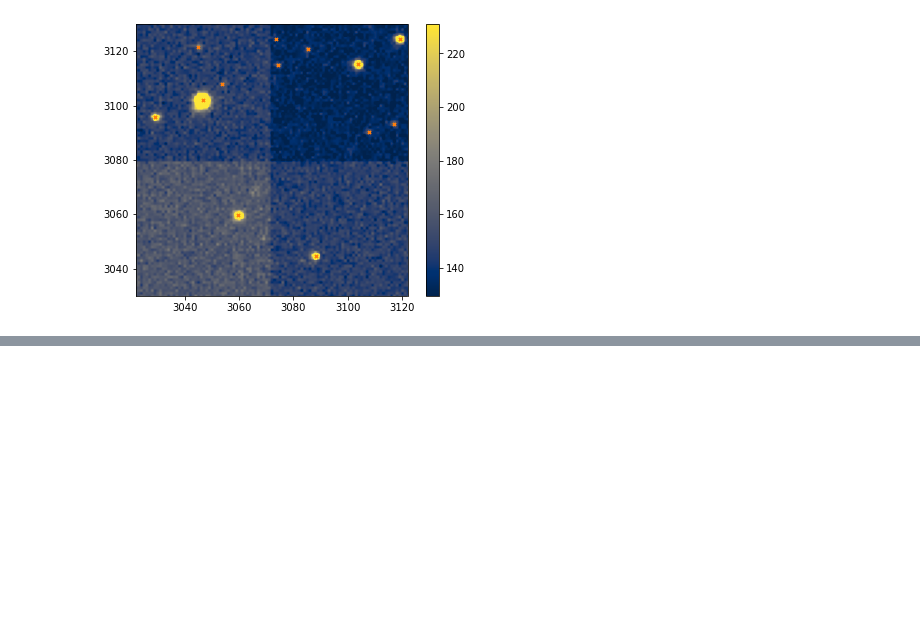
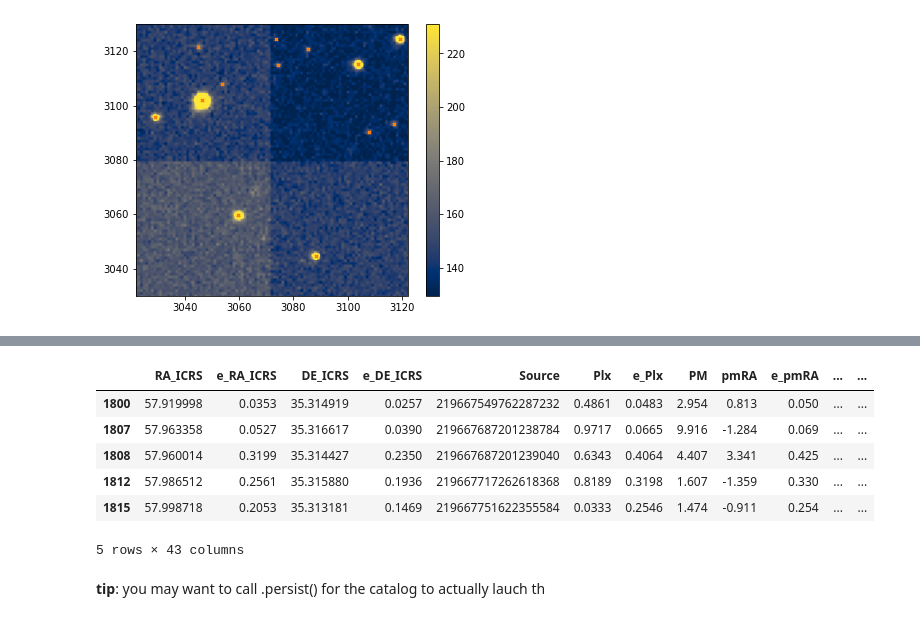
Before and after one commit to MickaelRigault/ztfimg, a Jupyter notebook: docs/notebooks/catalogs.ipynb, the cells around one changed output, grey strips where cells are left out. Cells and saved outputs as stored; diff of their text form; code cells hidden in the pictures; blank space fills up the shorter version.

Commit message:
catalog support dask

```diff
--- a/docs/notebooks/catalogs.ipynb
+++ b/docs/notebooks/catalogs.ipynb
@@ -189,0 +205,4 @@ ax.set_ylim( ccdimg.qshape[0]-zwidth, ccdimg.qshape[0]+zwidth)
+# %%
+import ztfimg
+qimg = ztfimg.ScienceQuadrant.from_filename("ztf_20200924431759_000655_zr_c13_o_q3_sciimg.fits",
+                                   as_path=False, use_dask=True)
@@ -189,0 +229,14 @@ ax.set_ylim( ccdimg.qshape[0]-zwidth, ccdimg.qshape[0]+zwidth)
+# %%
+gaiacat = cat.compute() # this calls the download !
+# %%
+gaiacat.head()
+# %% [output]
+|  | RA_ICRS | e_RA_ICRS | DE_ICRS | e_DE_ICRS | Source | Plx | e_Plx | PM | pmRA | e_pmRA | ... | ... |
+| 1800 | 57.919998 | 0.0353 | 35.314919 | 0.0257 | 219667549762287232 | 0.4861 | 0.0483 | 2.954 | 0.813 | 0.050 | ... | ... |
+| 1807 | 57.963358 | 0.0527 | 35.316617 | 0.0390 | 219667687201238784 | 0.9717 | 0.0665 | 9.916 | -1.284 | 0.069 | ... | ... |
+| 1808 | 57.960014 | 0.3199 | 35.314427 | 0.2350 | 219667687201239040 | 0.6343 | 0.4064 | 4.407 | 3.341 | 0.425 | ... | ... |
+| 1812 | 57.986512 | 0.2561 | 35.315880 | 0.1936 | 219667717262618368 | 0.8189 | 0.3198 | 1.607 | -1.359 | 0.330 | ... | ... |
+| 1815 | 57.998718 | 0.2053 | 35.313181 | 0.1469 | 219667751622355584 | 0.0333 | 0.2546 | 1.474 | -0.911 | 0.254 | ... | ... |
+5 rows × 43 columns
+# %% [markdown]
+**tip**: you may want to call .persist() for the catalog to actually lauch th
```
Also changed, not shown: parts of 8 cells of this notebook, 6 other files.
